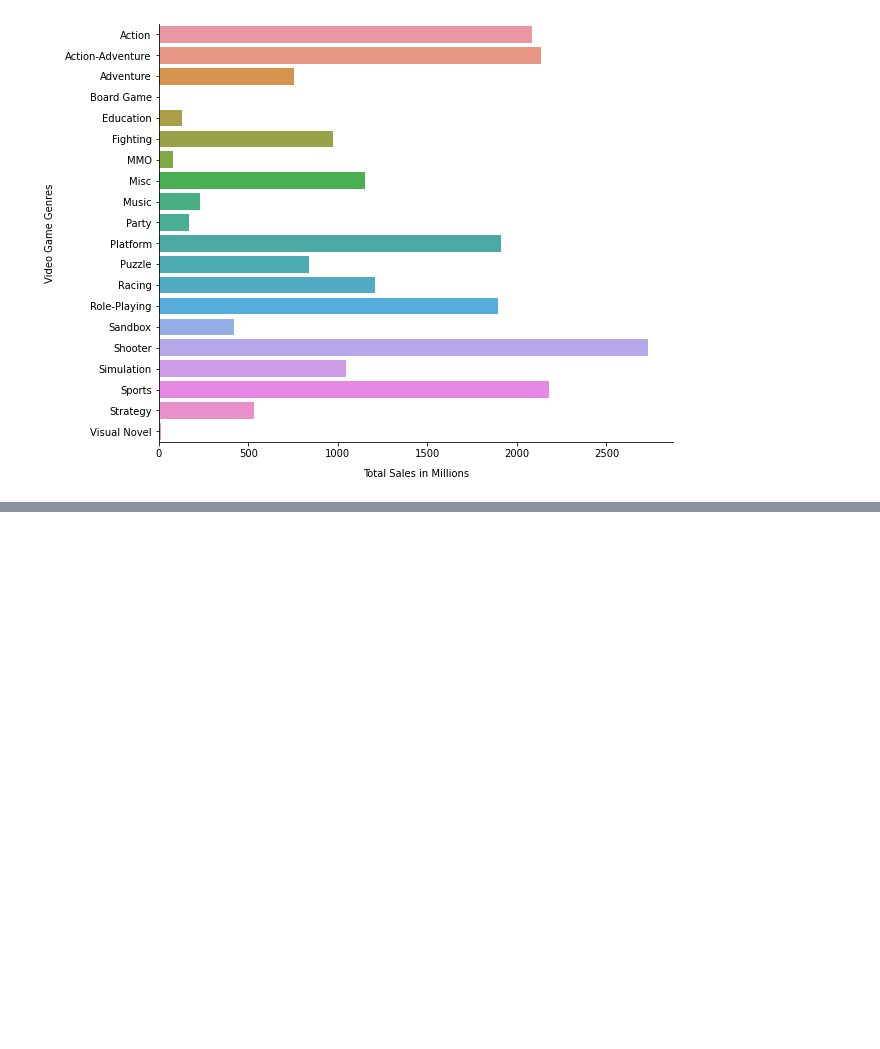
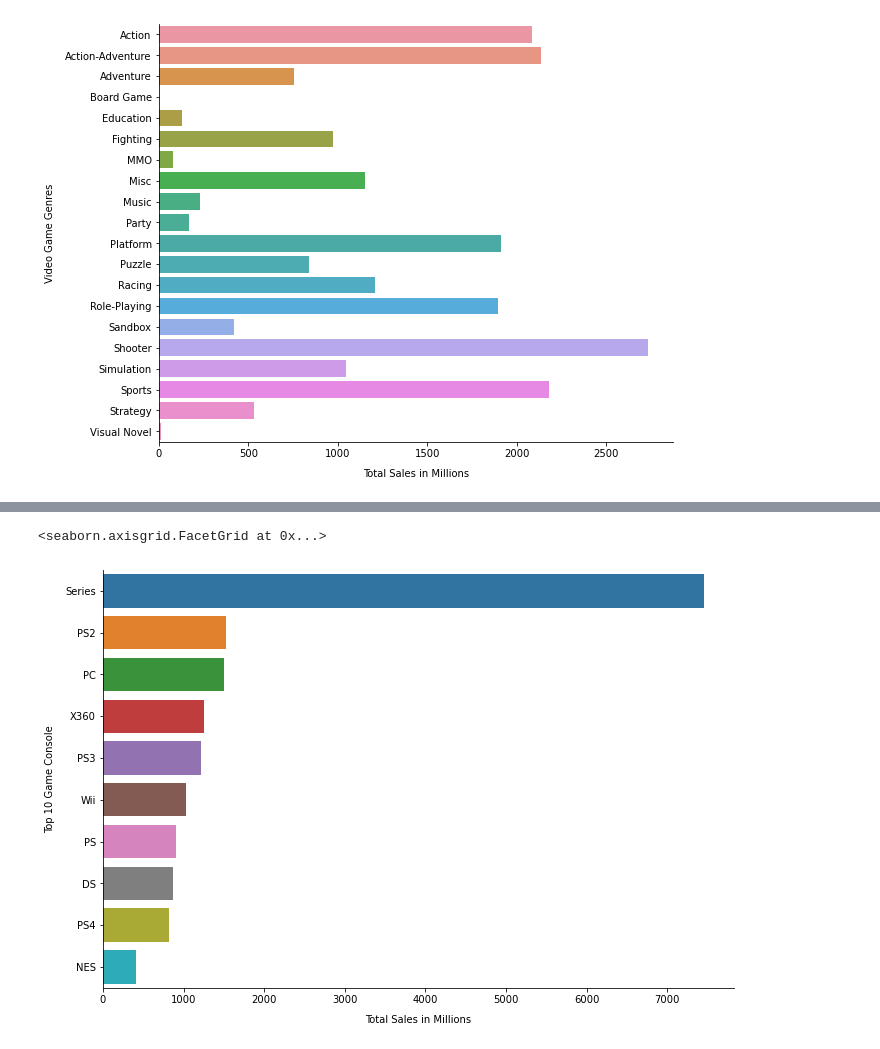
Before and after one commit to Secade/DATASCI-Video-Game-Sales, a Jupyter notebook: Video Game Sales EDA.ipynb, the cells around one changed output, grey strips where cells are left out. Saved outputs shown, nothing was run; the diff lists cells and outputs as text; code cells hidden in the pictures; blank space fills up the shorter version.

Commit message:
added console to sales stuff

```diff
--- a/Video Game Sales EDA.ipynb
+++ b/Video Game Sales EDA.ipynb
@@ -354,0 +377,4 @@ genre_sales_plot.set_axis_labels("Total Sales in Millions", "Video Game Genres",
+# %%
+console_sales =  df_merged.groupby(['console'], as_index=False)['Total_Sales'].sum()
+console_sales = console_sales.sort_values(ascending=False, by=['Total_Sales'])
+console_sales[0:10]
@@ -354,0 +393,7 @@ genre_sales_plot.set_axis_labels("Total Sales in Millions", "Video Game Genres",
+# %%
+console_sales_plot = sns.catplot(y = 'console', x = 'Total_Sales', data=console_sales[0:10], orient='h', kind='bar')
+console_sales_plot.fig.set_size_inches(10.5, 6.5)
+console_sales_plot.set_axis_labels("Total Sales in Millions", "Top 10 Game Console", labelpad=10)
+# %% [output]
+<seaborn.axisgrid.FacetGrid at 0x...>
+[figure, added]
```
Also changed, not shown: parts of 5 cells of this notebook.
